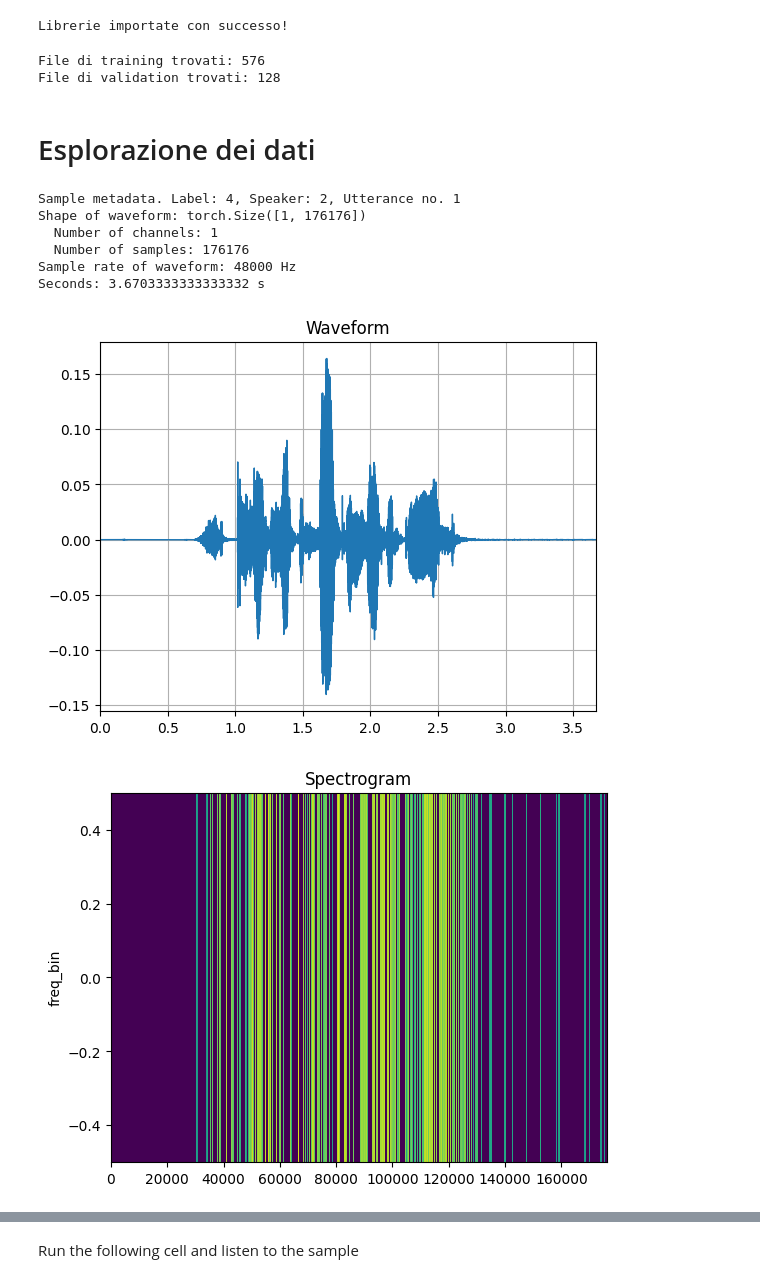
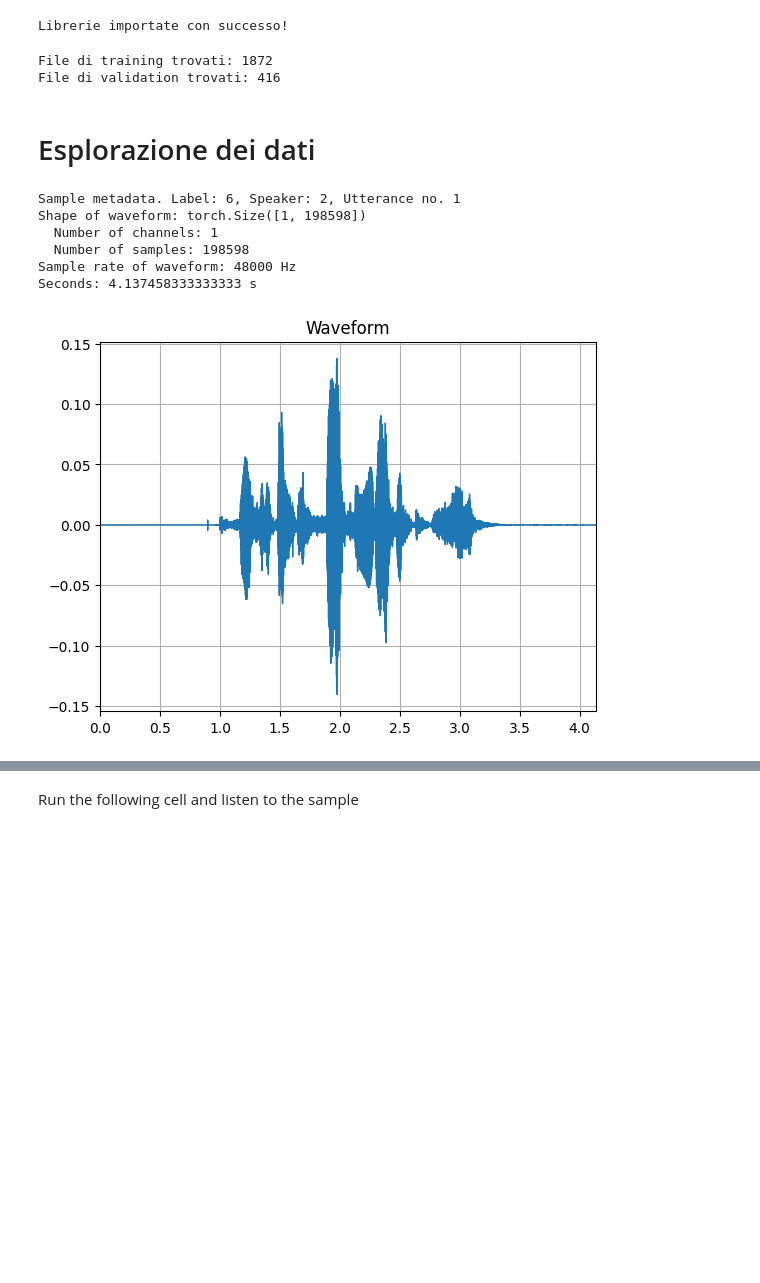
Before and after one commit to LinaAngione/ProjectML-speech-emotion-recognition, a Jupyter notebook: project-polito-speech-emotion-recognition.ipynb, the cells around one changed output, grey strips where cells are left out. Cells and saved outputs as stored; diff of their text form; code cells hidden in the pictures; blank space fills up the shorter version.

```diff
--- a/project-polito-speech-emotion-recognition.ipynb
+++ b/project-polito-speech-emotion-recognition.ipynb
@@ -127,7 +127,7 @@ class RavdessDataset(Dataset):
         return waveform, sample_rate, label_tensor, speaker_id, utterance_number
 # %%
 # Voglio solo Felicità (03) e Rabbia (05)
-emozioni_scelte = ["03", "05"]
+emozioni_scelte = ["00","01","02","03","04", "05","06","07"]
 
 train_dataset = RavdessDataset(subset="training", emotions=emozioni_scelte)
 val_dataset = RavdessDataset(subset="validation", emotions=emozioni_scelte)
@@ -136,8 +136,8 @@ test_dataset = RavdessDataset(subset="testing", emotions=emozioni_scelte)
 print(f"File di training trovati: {len(train_dataset)}")
 print(f"File di validation trovati: {len(val_dataset)}")
 # %% [output]
-File di training trovati: 576
-File di validation trovati: 128
+File di training trovati: 1872
+File di validation trovati: 416
 # %% [markdown]
 # Esplorazione dei dati
 # %%
@@ -166,40 +166,35 @@ def plot_waveform(waveform, sr, title="Waveform", ax=None):
     ax.plot(time_axis, waveform[0], linewidth=1)
     ax.grid(True)
     ax.set_xlim([0, time_axis[-1]])
     ax.set_title(title)
 
 
 def plot_spectrogram(specgram, title=None, ylabel="freq_bin", ax=None):
     if ax is None:
         _, ax = plt.subplots(1, 1)
     if title is not None:
         ax.set_title(title)
     ax.set_ylabel(ylabel)
     ax.imshow(librosa.power_to_db(specgram), origin="lower", aspect="auto", interpolation="nearest")
 
 
 def plot_fbank(fbank, title=None):
     fig, axs = plt.subplots(1, 1)
     axs.set_title(title or "Filter bank")
     axs.imshow(fbank, aspect="auto")
     axs.set_ylabel("frequency bin")
     axs.set_xlabel("mel bin")
 
 num_campioni=waveform.shape[1]
 sec=num_campioni/sample_rate
 print("Seconds: {} s".format(sec))
 
 plot_waveform(waveform, sample_rate)
-plot_spectrogram(waveform, title="Spectrogram")
-plt.show()
-plot_fbank(waveform, title="Filter bank")
-plt.show()
 # %% [output]
-Sample metadata. Label: 4, Speaker: 2, Utterance no. 1
-Shape of waveform: torch.Size([1, 176176])
+Sample metadata. Label: 6, Speaker: 2, Utterance no. 1
+Shape of waveform: torch.Size([1, 198598])
   Number of channels: 1
-  Number of samples: 176176
+  Number of samples: 198598
 Sample rate of waveform: 48000 Hz
-Seconds: 3.6703333333333332 s
+Seconds: 4.137458333333333 s
-[figure, old version]
+[figure, new version]
-[figure, removed]
```
Also changed, not shown: parts of 11 cells of this notebook.
